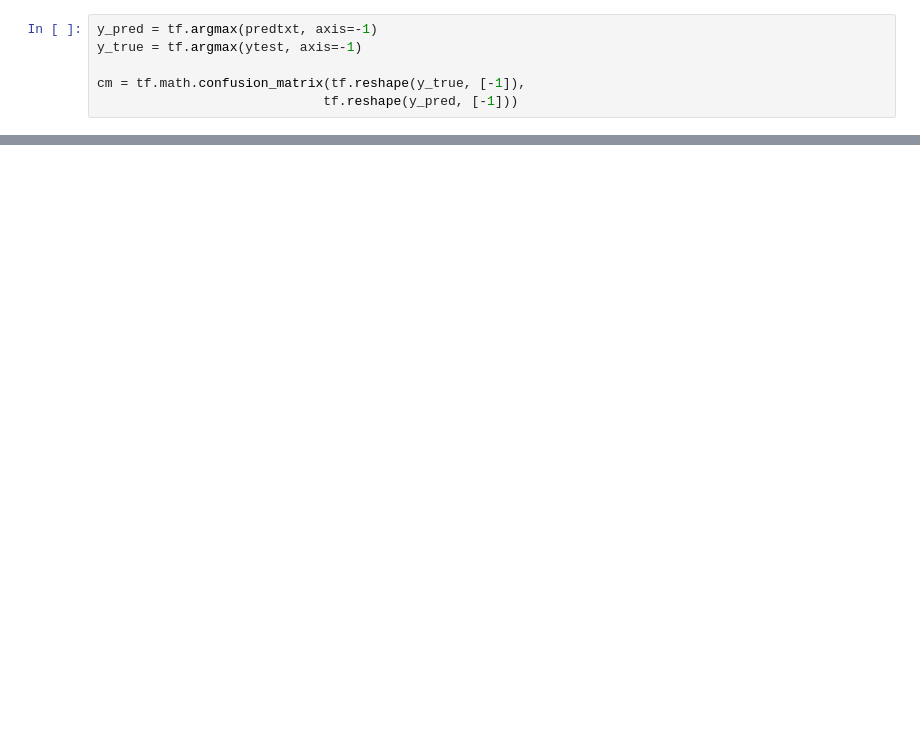
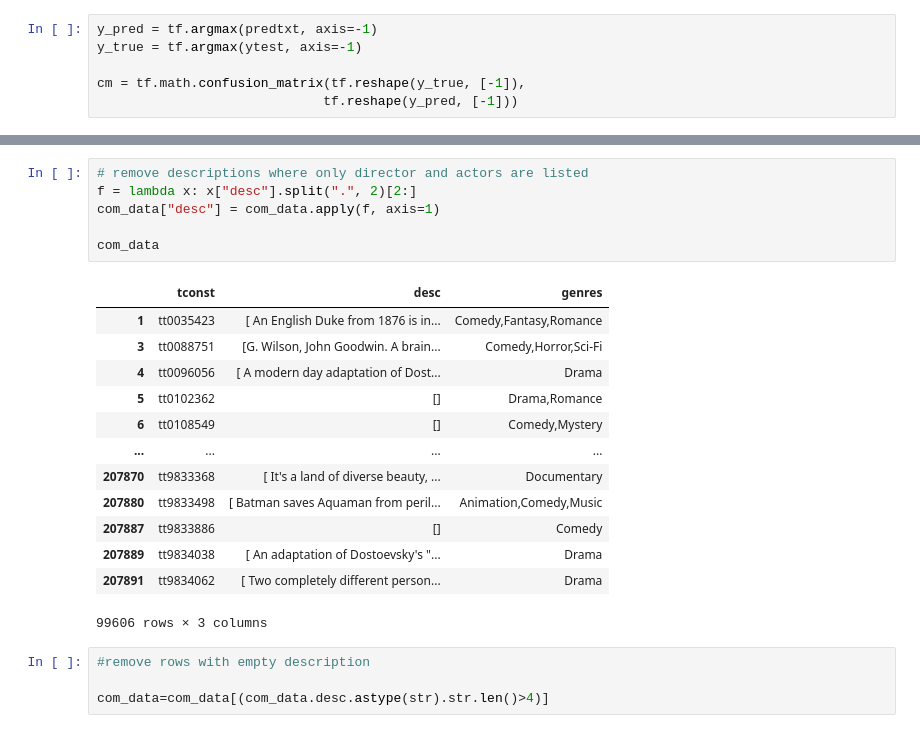
Before and after one commit to geovog/Judge_a_movie_by_its_cover, a Jupyter notebook: Cnn-LSTMT_models.ipynb, the cells around one changed output, grey strips where cells are left out. Saved outputs shown, nothing was run; the diff lists cells and outputs as text; blank space fills up the shorter version.

```diff
--- a/Cnn-LSTMT_models.ipynb
+++ b/Cnn-LSTMT_models.ipynb
@@ -821,0 +848,24 @@ plot_confusion_matrix_txt(cm, label_id_to_class)
+# %%
+# remove descriptions where only director and actors are listed
+f = lambda x: x["desc"].split(".", 2)[2:]
+com_data["desc"] = com_data.apply(f, axis=1)
+
+com_data
+# %% [output]
+|  | tconst | desc | genres |
+| 1 | tt0035423 | [ An English Duke from 1876 is in... | Comedy,Fantasy,Romance |
+| 3 | tt0088751 | [G. Wilson, John Goodwin. A brain... | Comedy,Horror,Sci-Fi |
+| 4 | tt0096056 | [ A modern day adaptation of Dost... | Drama |
+| 5 | tt0102362 | [] | Drama,Romance |
+| 6 | tt0108549 | [] | Comedy,Mystery |
+| ... | ... | ... | ... |
+| 207870 | tt9833368 | [ It's a land of diverse beauty, ... | Documentary |
+| 207880 | tt9833498 | [ Batman saves Aquaman from peril... | Animation,Comedy,Music |
+| 207887 | tt9833886 | [] | Comedy |
+| 207889 | tt9834038 | [ An adaptation of Dostoevsky's "... | Drama |
+| 207891 | tt9834062 | [ Two completely different person... | Drama |
+99606 rows × 3 columns
+# %%
+#remove rows with empty description
+
+com_data=com_data[(com_data.desc.astype(str).str.len()>4)]
```
Also changed, not shown: parts of 24 cells of this notebook.
